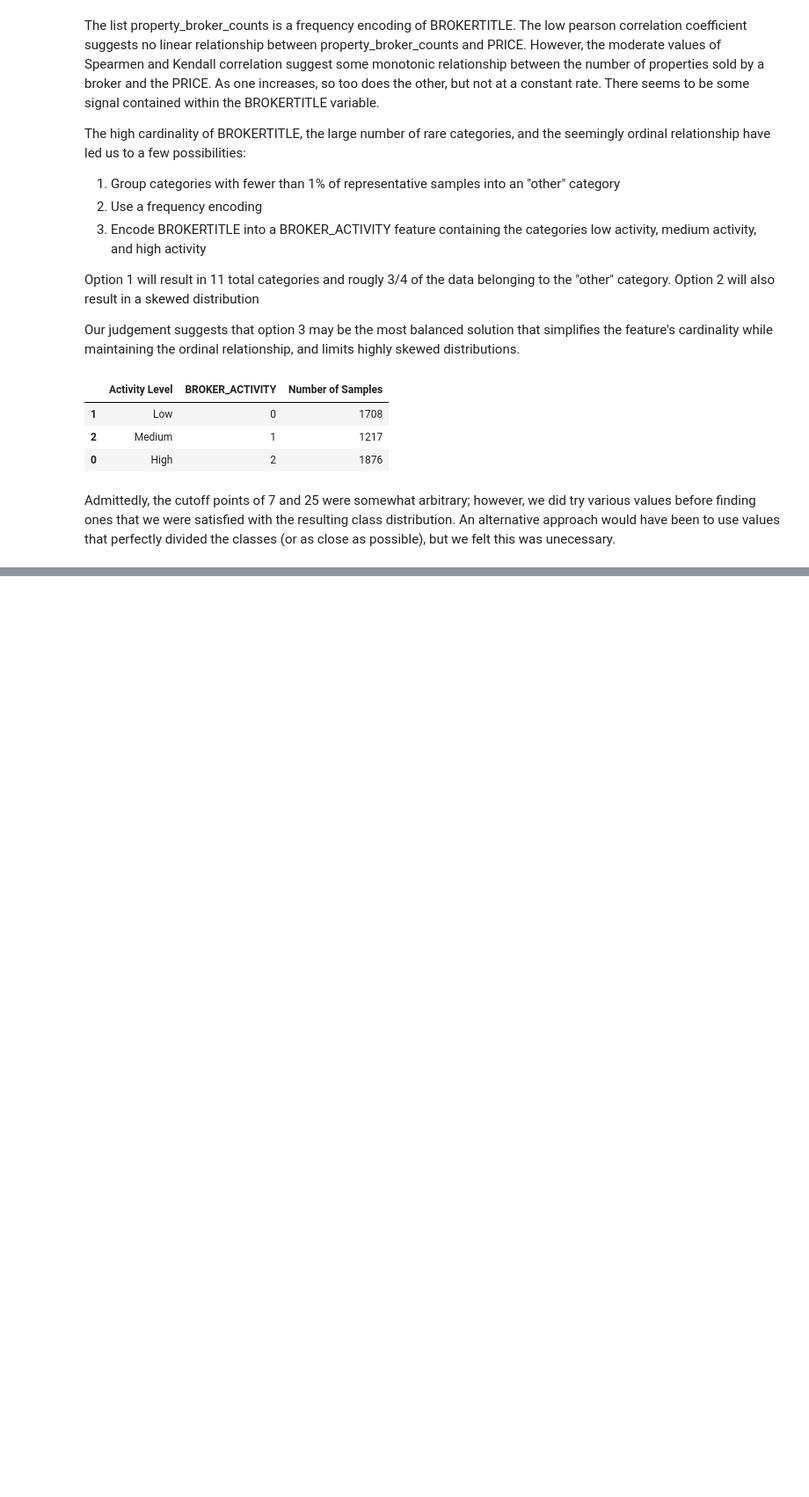
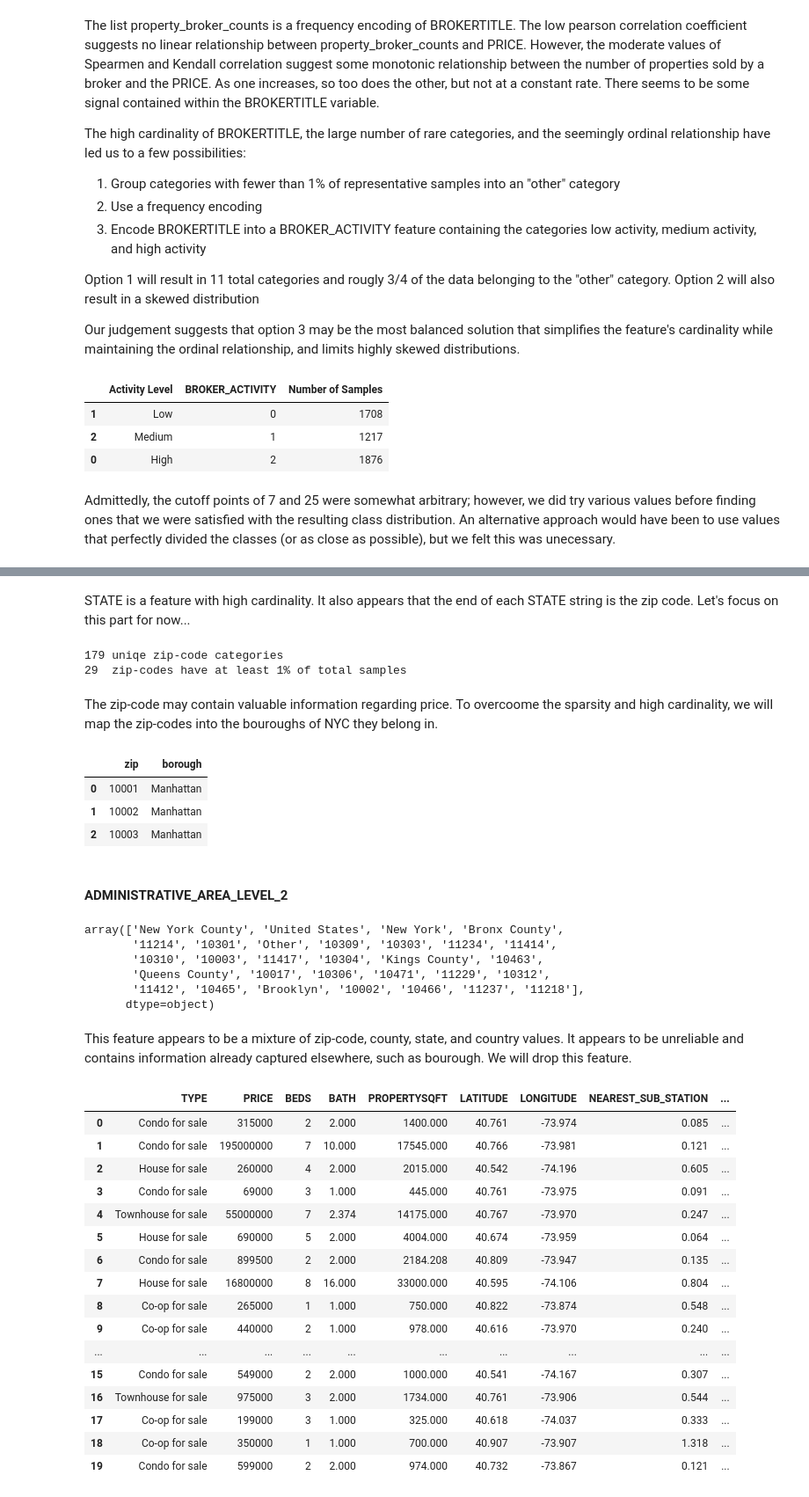
Before and after one commit to TrevorChartier/RealEstateRegression, a Jupyter notebook: RealEstateRegression.ipynb, the cells around one changed output, grey strips where cells are left out. Shown at 88% size. Drawn from its saved outputs; the diff is of its cells as text; code cells hidden in the pictures; blank space fills up the shorter version.

```diff
--- a/RealEstateRegression.ipynb
+++ b/RealEstateRegression.ipynb
@@ -207,0 +342,4 @@ Admittedly, the cutoff points of 7 and 25 were somewhat arbitrary; however, we d
+# %%
+state = house_df["STATE"]
+print(len(state.unique()), " unique categories for STATE")
+state.head()
@@ -207,0 +354,42 @@ Admittedly, the cutoff points of 7 and 25 were somewhat arbitrary; however, we d
+# %% [markdown]
+STATE is a feature with high cardinality. It also appears that the end of each STATE string is the zip code. Let's focus on this part for now...
+# %%
+# Replace STATE Feature with extracted ZIP_CODE feature
+house_df["zip"] = state.apply(lambda x: x.split()[-1])
+print(len(house_df["zip"].unique()), "uniqe zip-code categories")
+
+print((house_df["zip"].value_counts(normalize=True) > .01).sum(), " zip-codes have at least 1% of total samples")
+# %% [output]
+179 uniqe zip-code categories
+29  zip-codes have at least 1% of total samples
+# %% [markdown]
+The zip-code may contain valuable information regarding price. To overcoome the sparsity and high cardinality, we will map the zip-codes into the bouroughs of NYC they belong in.
+# %%
+# Load in a mapping from zip code to bourough
+zip_borough_df = pd.read_csv("data/zip_borough.csv")
+zip_borough_df["zip"] = zip_borough_df["zip"].astype(str)
+zip_borough_df.head(3)
+# %% [output]
+|  | zip | borough |
+| 0 | 10001 | Manhattan |
+| 1 | 10002 | Manhattan |
+| 2 | 10003 | Manhattan |
+# %%
+house_df = house_df.merge(zip_borough_df, on="zip", how='left')
+house_df['BOROUGH'] = house_df['borough'].fillna('Other')
+drop_column('borough')
+drop_column("STATE")
+drop_column("zip")
+# %% [markdown]
+#### ADMINISTRATIVE_AREA_LEVEL_2
+# %%
+house_df["ADMINISTRATIVE_AREA_LEVEL_2"].unique()
+# %% [output]
+array(['New York County', 'United States', 'New York', 'Bronx County',
+       '11214', '10301', 'Other', '10309', '10303', '11234', '11414',
+       '10310', '10003', '11417', '10304', 'Kings County', '10463',
+       'Queens County', '10017', '10306', '10471', '11229', '10312',
+       '11412', '10465', 'Brooklyn', '10002', '10466', '11237', '11218'],
+      dtype=object)
+# %% [markdown]
+This feature appears to be a mixture of zip-code, county, state, and country values. It appears to be unreliable and contains information already captured elsewhere, such as bourough. We will drop this feature.
@@ -207,0 +398,20 @@ Admittedly, the cutoff points of 7 and 25 were somewhat arbitrary; however, we d
+# %%
+house_df.head(20)
+# %% [output]
+|  | TYPE | PRICE | BEDS | BATH | PROPERTYSQFT | LATITUDE | LONGITUDE | NEAREST_SUB_STATION | ... |
+| 0 | Condo for sale | 315000 | 2 | 2.000 | 1400.000 | 40.761 | -73.974 | 0.085 | ... |
+| 1 | Condo for sale | 195000000 | 7 | 10.000 | 17545.000 | 40.766 | -73.981 | 0.121 | ... |
+| 2 | House for sale | 260000 | 4 | 2.000 | 2015.000 | 40.542 | -74.196 | 0.605 | ... |
+| 3 | Condo for sale | 69000 | 3 | 1.000 | 445.000 | 40.761 | -73.975 | 0.091 | ... |
+| 4 | Townhouse for sale | 55000000 | 7 | 2.374 | 14175.000 | 40.767 | -73.970 | 0.247 | ... |
+| 5 | House for sale | 690000 | 5 | 2.000 | 4004.000 | 40.674 | -73.959 | 0.064 | ... |
+| 6 | Condo for sale | 899500 | 2 | 2.000 | 2184.208 | 40.809 | -73.947 | 0.135 | ... |
+| 7 | House for sale | 16800000 | 8 | 16.000 | 33000.000 | 40.595 | -74.106 | 0.804 | ... |
+| 8 | Co-op for sale | 265000 | 1 | 1.000 | 750.000 | 40.822 | -73.874 | 0.548 | ... |
+| 9 | Co-op for sale | 440000 | 2 | 1.000 | 978.000 | 40.616 | -73.970 | 0.240 | ... |
+| ... | ... | ... | ... | ... | ... | ... | ... | ... | ... |
+| 15 | Condo for sale | 549000 | 2 | 2.000 | 1000.000 | 40.541 | -74.167 | 0.307 | ... |
+| 16 | Townhouse for sale | 975000 | 3 | 2.000 | 1734.000 | 40.761 | -73.906 | 0.544 | ... |
+| 17 | Co-op for sale | 199000 | 3 | 1.000 | 325.000 | 40.618 | -74.037 | 0.333 | ... |
+| 18 | Co-op for sale | 350000 | 1 | 1.000 | 700.000 | 40.907 | -73.907 | 1.318 | ... |
+| 19 | Condo for sale | 599000 | 2 | 2.000 | 974.000 | 40.732 | -73.867 | 0.121 | ... |
```
Also changed, not shown: parts of 27 cells of this notebook, 1 other file.
